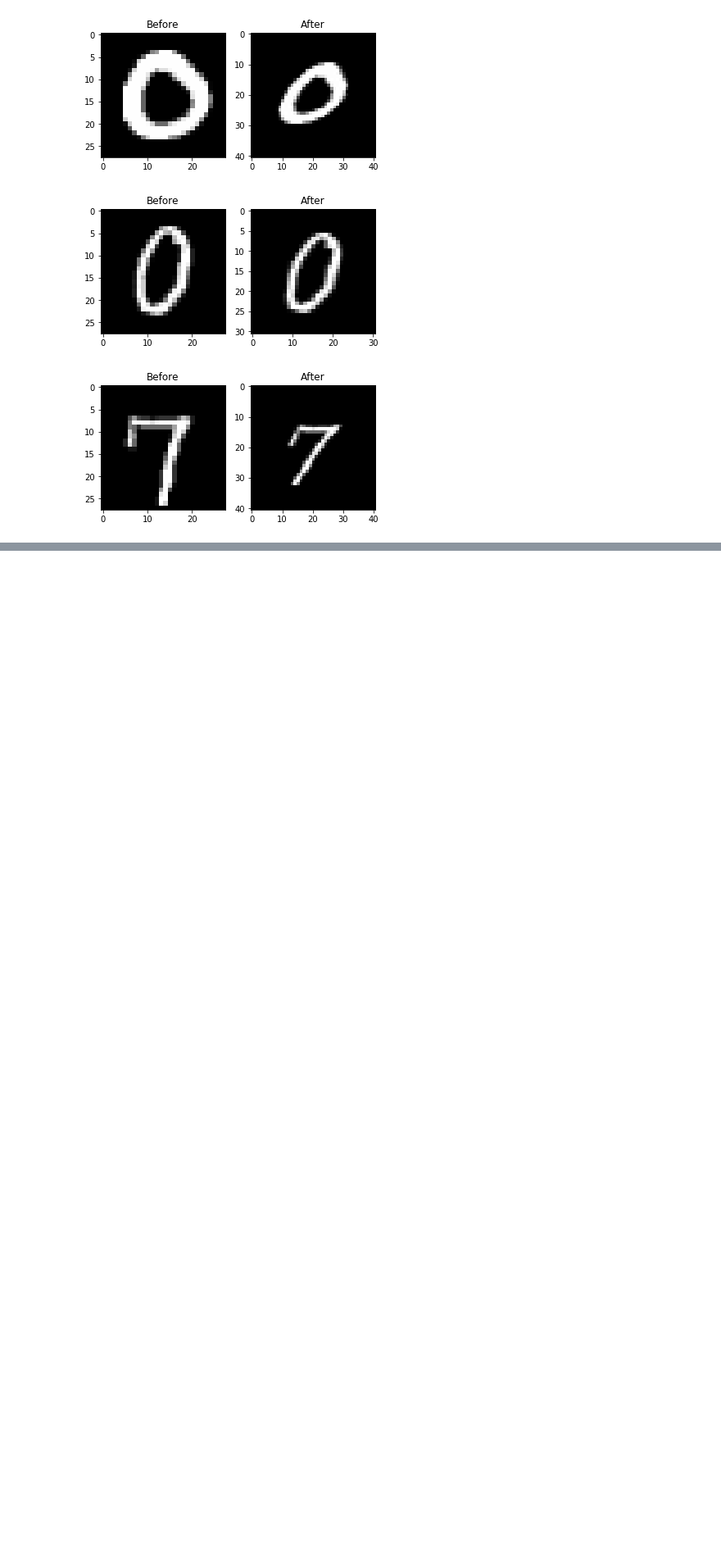
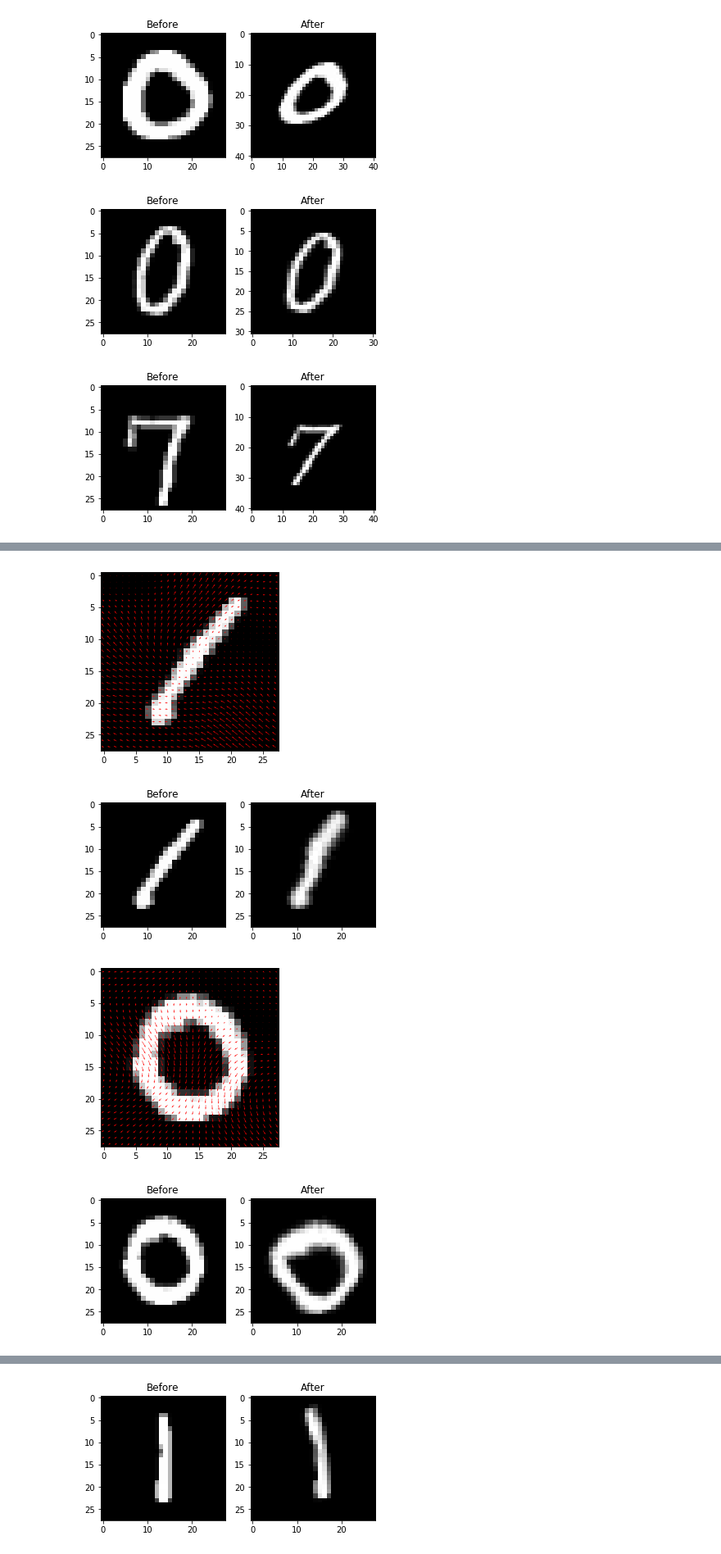
Before and after one commit to makaroni4/mnist_image_manipulation, a Jupyter notebook: MNIST image manipulation.ipynb, the cells around one changed output, grey strips where cells are left out. Shown at 82% size. Drawn from its saved outputs; the diff is of its cells as text; code cells hidden in the pictures; blank space fills up the shorter version.

Commit message:
Added elastic deformations

```diff
--- a/MNIST image manipulation.ipynb
+++ b/MNIST image manipulation.ipynb
@@ -82,7 +81,7 @@ def square_sheared_image(img, size):
     return new_square_img
 
 for i, row in train_data.iterrows():
-    y = row[0]
+    label = row[0]
     X = row[1:].values.reshape(IMAGE_SIZE, IMAGE_SIZE)
 
     X_img = Image.fromarray(np.uint8(X))
@@ -97,7 +96,7 @@ for i, row in train_data.iterrows():
     if i < 7:
         show_two_images(X, X_sheared)
 
-    train_data_sheared.append([y] + np.reshape(new_square, IMAGE_SIZE * IMAGE_SIZE))
+    train_data_sheared.append([label] + np.reshape(new_square, IMAGE_SIZE * IMAGE_SIZE))
 
 pd.DataFrame(train_data_sheared).to_csv('./data/train_sheared.csv', index=False, header=False)
 # %% [output]
@@ -114,0 +112,39 @@ np.random.randint(0, 7.5)
+# %%
+from scipy.ndimage.interpolation import map_coordinates
+from scipy.ndimage.filters import gaussian_filter
+
+train_data_elastic_deformed = []
+
+for i, row in train_data.iterrows():
+    label = row[0]
+    X = row[1:].values.reshape(IMAGE_SIZE, IMAGE_SIZE)
+
+    sigma = 5
+    alpha = 35
+
+    rand_x = np.round(-1 + 2 * np.random.rand(IMAGE_SIZE, IMAGE_SIZE));
+    rand_y = np.round(-1 + 2 * np.random.rand(IMAGE_SIZE, IMAGE_SIZE));
+
+    dx = gaussian_filter(rand_x, sigma, mode="constant", cval=0) * alpha
+    dy = gaussian_filter(rand_y, sigma, mode="constant", cval=0) * alpha
+
+    x, y = numpy.meshgrid(numpy.arange(X.shape[0]), numpy.arange(X.shape[1]))
+    indices = numpy.reshape(y + dy, (-1, 1)), numpy.reshape(x + dx, (-1, 1))
+
+    X_deformed = map_coordinates(X, indices, order = 1).reshape(X.shape)
+
+    if i < 3:
+        fig = plt.figure()
+        plt.imshow(X)
+        plt.quiver(dx, dy, color='r')
+        plt.show()
+        show_two_images(X, X_deformed)
+
+    train_data_elastic_deformed.append([label] + np.reshape(X_deformed, IMAGE_SIZE * IMAGE_SIZE))
+
+pd.DataFrame(train_data_elastic_deformed).to_csv('./data/train_deformed.csv', index=False, header=False)
+# %% [output]
+[figure, added]
+[figure, added]
+[figure, added]
+[figure, added]
@@ -114,0 +152 @@ np.random.randint(0, 7.5)
+[figure, added]
```
Also changed, not shown: parts of 5 cells of this notebook.
